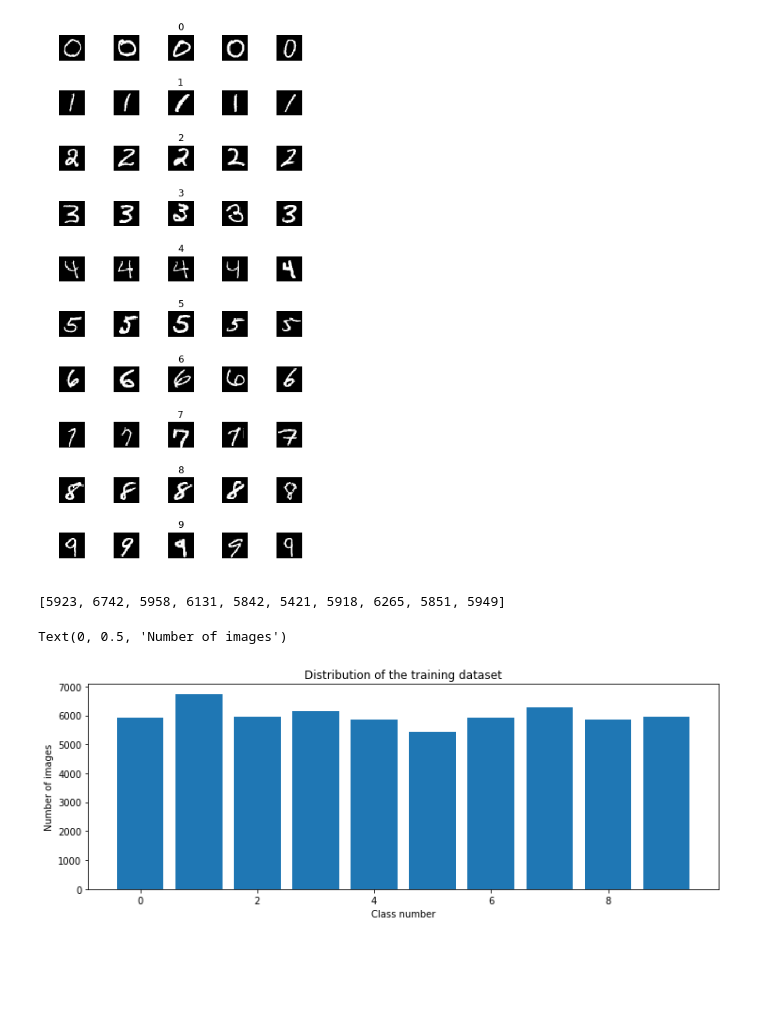
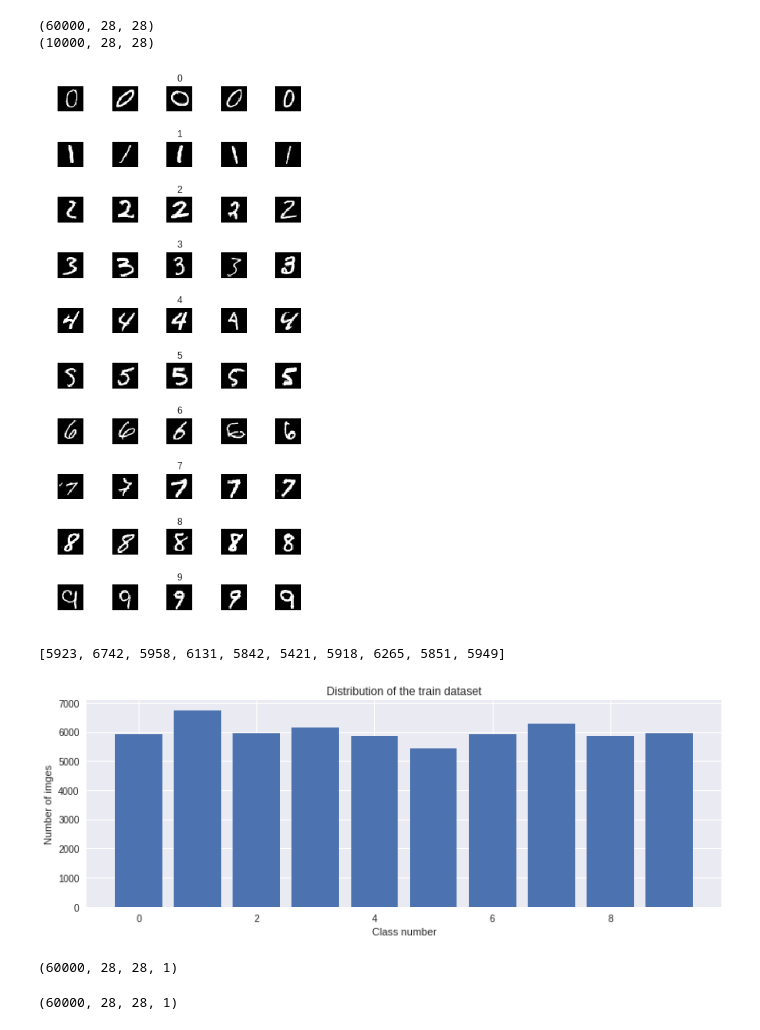
Before and after one commit to c3Zor/jupyter_lab, a Jupyter notebook: MNIST.ipynb, the cells around one changed output. Saved outputs shown, nothing was run; the diff lists cells and outputs as text; code cells hidden in the pictures; blank space fills up the shorter version.

```diff
--- a/MNIST.ipynb
+++ b/MNIST.ipynb
@@ -17,2 +18,8 @@ np.random.seed(0)
 (X_train, y_train), (X_test, y_test) = mnist.load_data()
+# %%
+print(X_train.shape)
+print(X_test.shape)
+# %% [output]
+(60000, 28, 28)
+(10000, 28, 28)
 # %%
@@ -27,41 +30,37 @@ assert(X_test.shape[1:] == (28,28)), "the dimension of the images ar not met"
 # %%
-# ploting and analizing our data
 num_of_samples = []
-# we will create a grid arangement to check 5 samples of every label data in
-# dataset ar plot the grid arrangement
-# in this dataset we will have grid 5 column and 10 rows for avery number
-columns = 5
-num_classess = 10
-fig, axs = plt.subplots(nrows=num_classess, ncols=columns, figsize=(5,10))
-# tight_layout automatically adjusts subplot params
-# so that the subplot(s) fits in to the figure area
+
+cols = 5
+num_classes = 10
+
+fig, axs = plt.subplots(nrows=num_classes, ncols=cols, figsize=(5,10))
 fig.tight_layout()
-#looping through columns and inside looping through rows
-for i in range(columns):
-    for j in range(num_classess):
-        # splitint our x_train data by assiocated label
-        x_selected =  X_train[y_train == j]
-        # representing images and turining them into gray color map
-        axs[j][i].imshow(x_selected[random.randint(0, len(x_selected-1)), :, :], cmap=plt.get_cmap('gray'))
-        # removing all info from plot and ading on the second column titles
-        axs[j][i].axis('off')
-        if i == 2:
-            axs[j][i].set_title(str(j))
-            num_of_samples.append(len(x_selected))
+
+for i in range(cols):
+  for j in range(num_classes):
+    x_selected = X_train[y_train == j]
+    axs[j][i].imshow(x_selected[random.randint(0,(len(x_selected)-1)),:,:],cmap=plt.get_cmap('gray'))
+    axs[j][i].axis('off')
+    if i == 2:
+      axs[j][i].set_title(str(j))
+      num_of_samples.append(len(x_selected))
 # %% [output]
-[figure, old version]
+[figure, new version]
-# %%
-print(num_of_samples)
-# printing the data distribution
-# %% [output]
-[5923, 6742, 5958, 6131, 5842, 5421, 5918, 6265, 5851, 5949]
 # %%
+print(num_of_samples)
 plt.figure(figsize=(12,4))
-plt.bar(range(0, num_classess), num_of_samples)
-plt.title('Distribution of the training dataset')
+plt.bar(range(0,num_classes), num_of_samples)
+plt.title('Distribution of the train dataset')
 plt.xlabel('Class number')
-plt.ylabel('Number of images')
+plt.ylabel('Number of imges')
+plt.show()
 # %% [output]
-Text(0, 0.5, 'Number of images')
+[5923, 6742, 5958, 6131, 5842, 5421, 5918, 6265, 5851, 5949]
-[figure, old version]
+[figure, new version]
+# %%
+X_train = X_train.reshape(60000, 28, 28 ,1)
+X_test = X_test.reshape(10000, 28, 28 ,1)
+print(X_train.shape)
+# %% [output]
+(60000, 28, 28, 1)
 # %%
@@ -79,0 +72,4 @@ X_test = X_test.reshape(X_test.shape[0], num_pixels)
+# %%
+print(X_train.shape)
+# %% [output]
+(60000, 28, 28, 1)
```
Also changed, not shown: parts of 19 cells of this notebook.
